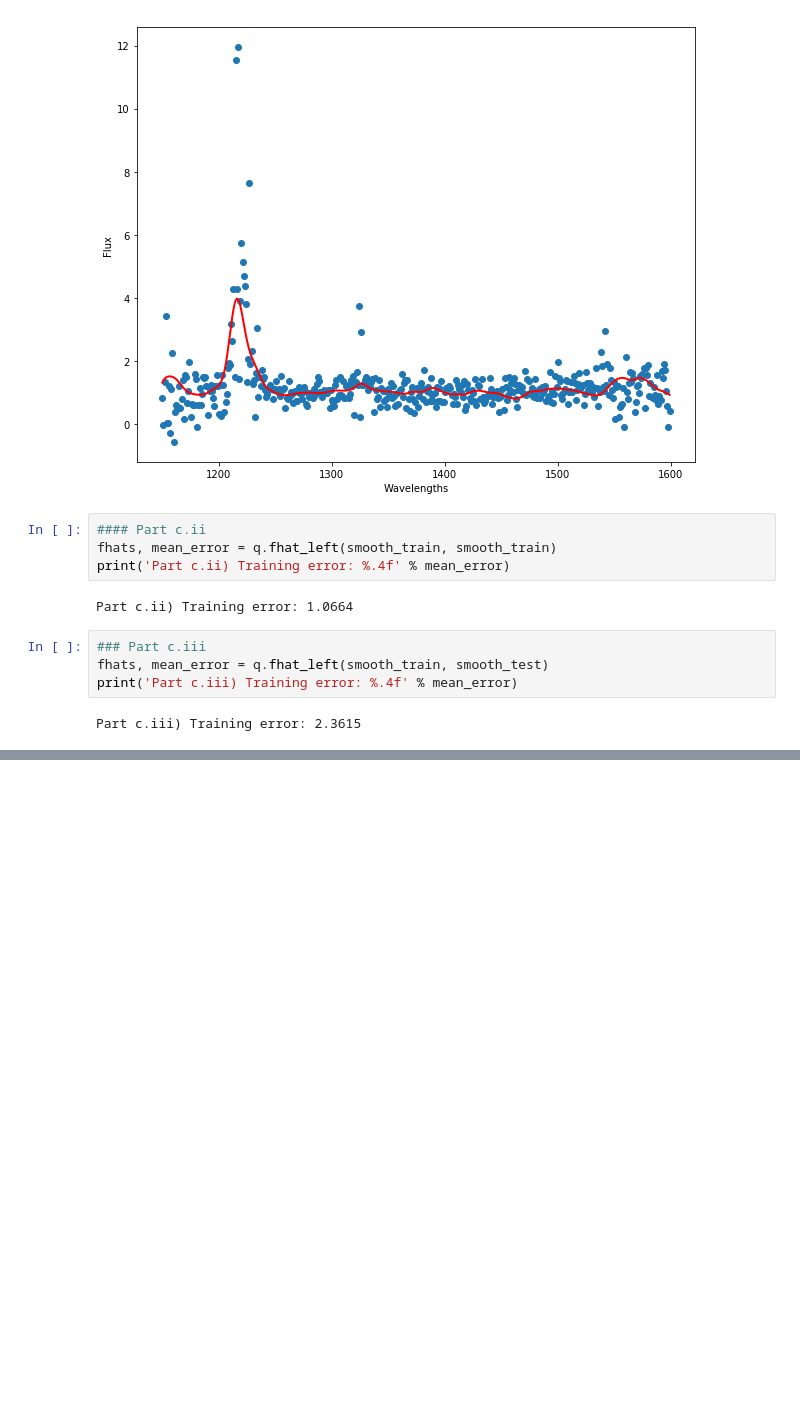
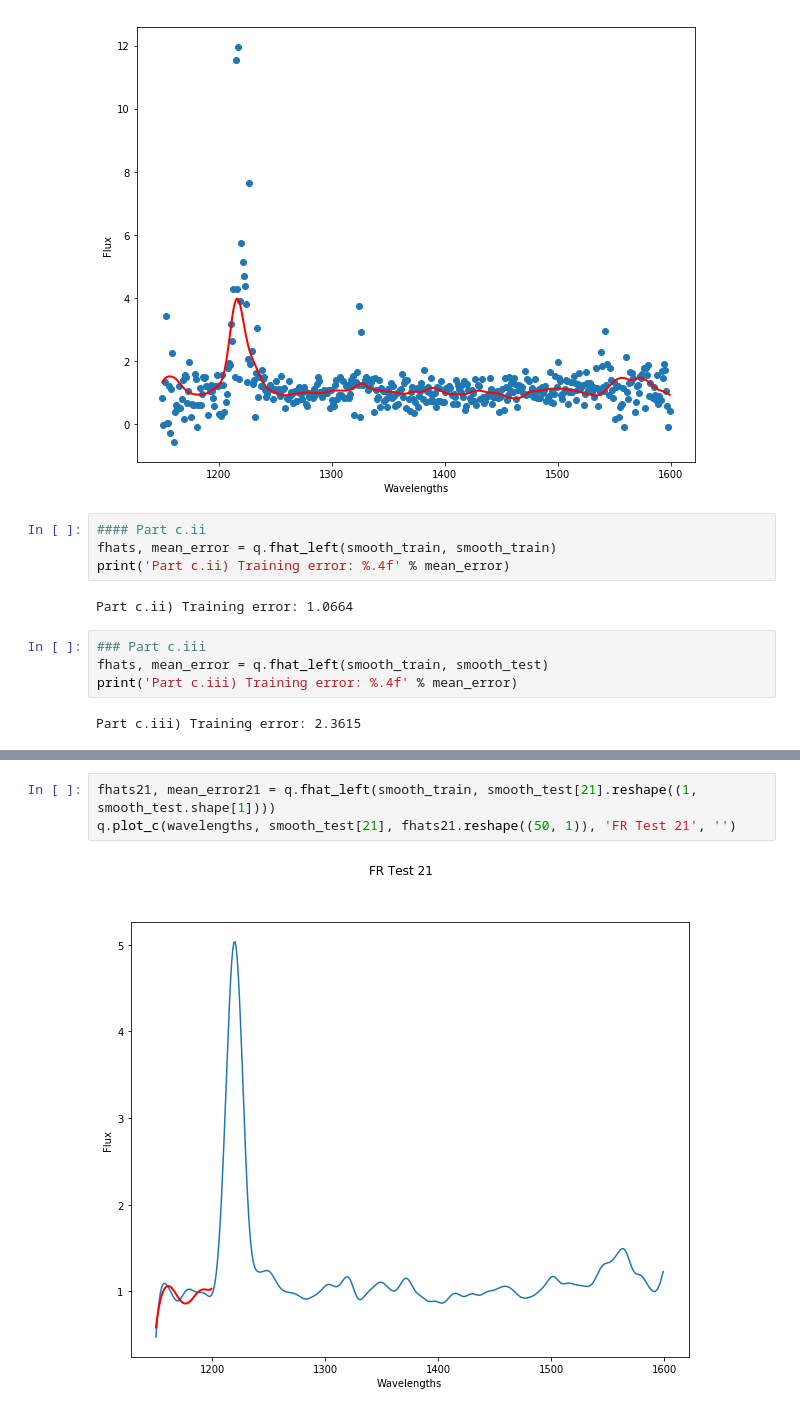
Before and after one commit to christydennison/cs229, a Jupyter notebook: pset1.5.ipynb, the cells around one changed output, grey strips where cells are left out. Drawn from its saved outputs; the diff is of its cells as text; blank space fills up the shorter version.

```diff
--- a/pset1.5.ipynb
+++ b/pset1.5.ipynb
@@ -163,0 +168,5 @@ q.plot_c(left_6, smooth_test[5], wavelengths, 'ps1q5c3_6.png')
+# %%
+fhats21, mean_error21 = q.fhat_left(smooth_train, smooth_test[21].reshape((1, smooth_test.shape[1])))
+q.plot_c(wavelengths, smooth_test[21], fhats21.reshape((50, 1)), 'FR Test 21', '')
+# %% [output]
+[figure, added]
```
Also changed, not shown: parts of 5 cells of this notebook, 1 other file.
